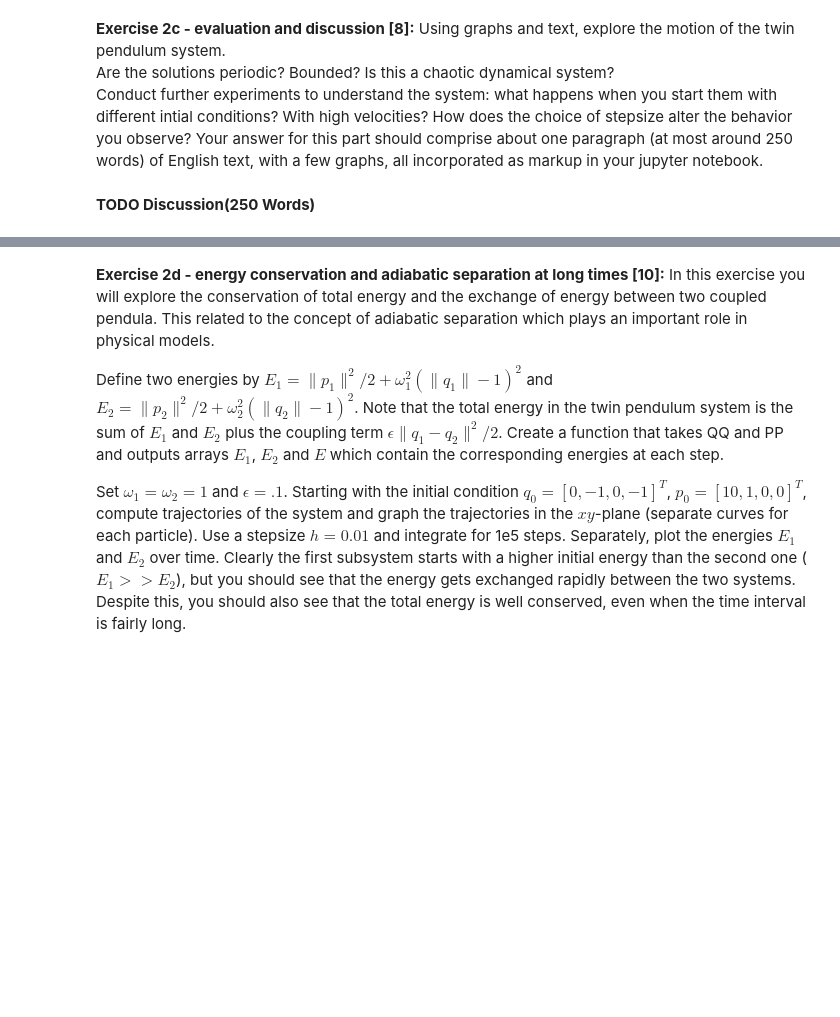
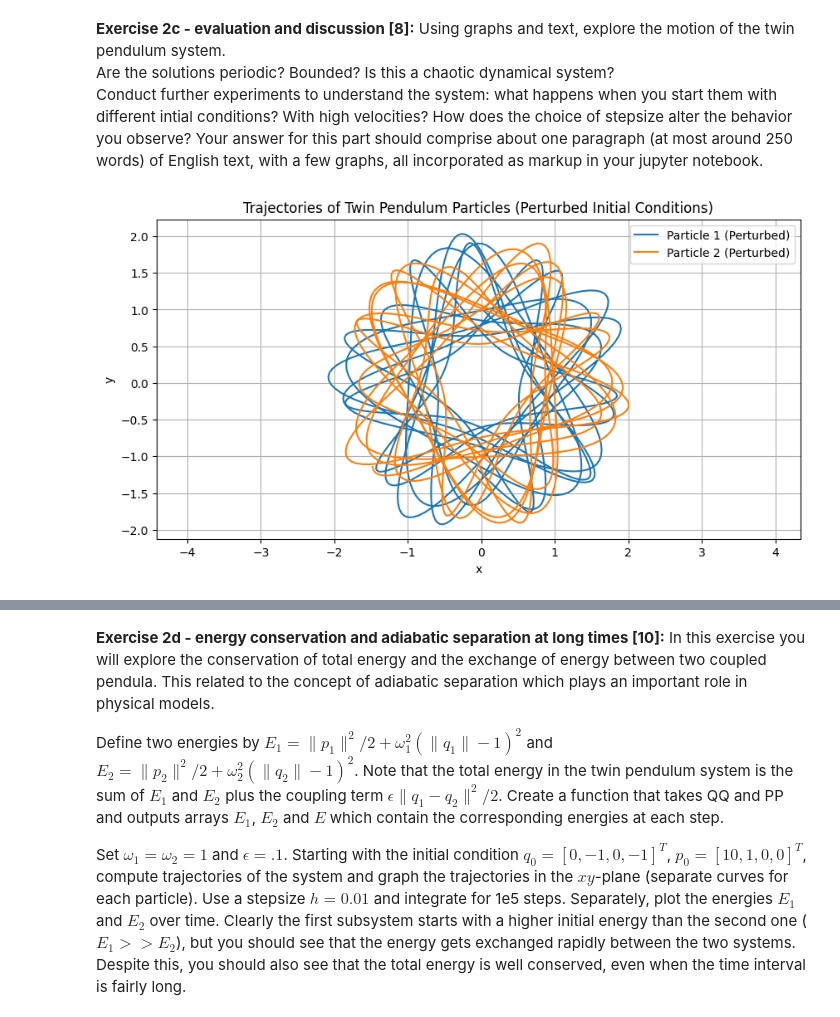
Before and after one commit to uzaykaradag/rscam-hw-2, a Jupyter notebook: ComputerAssessment1.ipynb, the cells around one changed output, grey strips where cells are left out. Saved outputs shown, nothing was run; the diff lists cells and outputs as text; code cells hidden in the pictures; blank space fills up the shorter version.

```diff
--- a/ComputerAssessment1.ipynb
+++ b/ComputerAssessment1.ipynb
@@ -295,5 +287,27 @@ plt.show()
 Using graphs and text, explore the motion of the twin pendulum system.
 Are the solutions periodic?  Bounded?  Is this  a chaotic dynamical system?
 Conduct further experiments to understand the system: what happens when you start them with different intial conditions?  With high velocities?  How does the choice of stepsize alter the behavior you observe?   Your answer for this part should comprise about one paragraph  (at most around 250 words) of English text, with a few graphs, all incorporated as markup in your jupyter notebook.
-# %% [markdown]
-**TODO Discussion(250 Words)**
+# %%
+# Slightly perturbed initial conditions
+q0_perturbed = np.array([0.01, 1.01, 0.01, 0.99])
+p0_perturbed = np.array([1.01, -0.99, 0.99, 1.01])
+
+QQ_perturbed, PP_perturbed = leapfrog_trajectory(q0_perturbed, p0_perturbed, h, N, force_field=twinpend_force)
+
+# Extract positions of particles for perturbed conditions
+x1_perturbed, y1_perturbed, x2_perturbed, y2_perturbed = QQ_perturbed[:, 0], QQ_perturbed[:, 1], QQ_perturbed[:,
+                                                                                                 2], QQ_perturbed[:, 3]
+
+# Plot trajectories for perturbed initial conditions
+plt.figure(figsize=(10, 5))
+plt.plot(x1_perturbed, y1_perturbed, label='Particle 1 (Perturbed)')
+plt.plot(x2_perturbed, y2_perturbed, label='Particle 2 (Perturbed)')
+plt.legend()
+plt.xlabel('x')
+plt.ylabel('y')
+plt.title('Trajectories of Twin Pendulum Particles (Perturbed Initial Conditions)')
+plt.axis('equal')
+plt.grid(True)
+plt.show()
+# %% [output]
+[figure, added]
```
Also changed, not shown: parts of 17 cells of this notebook.
